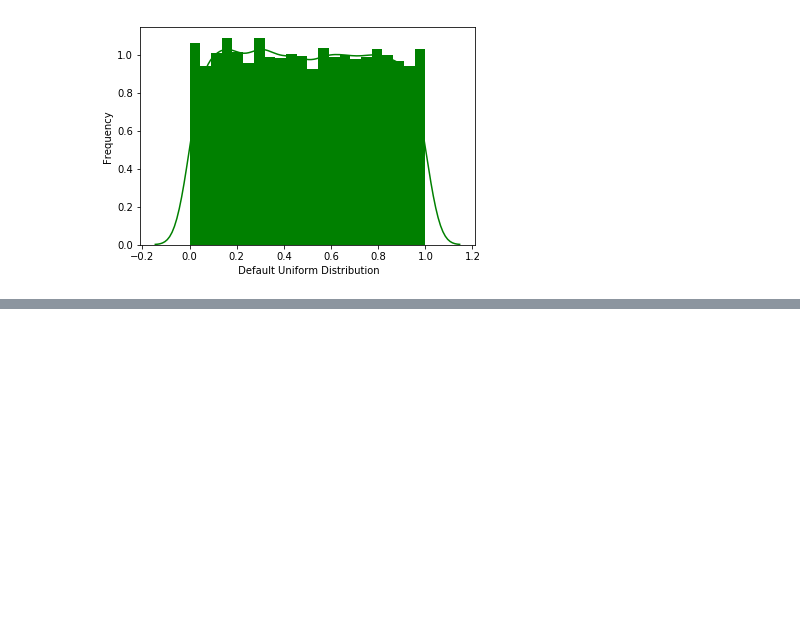
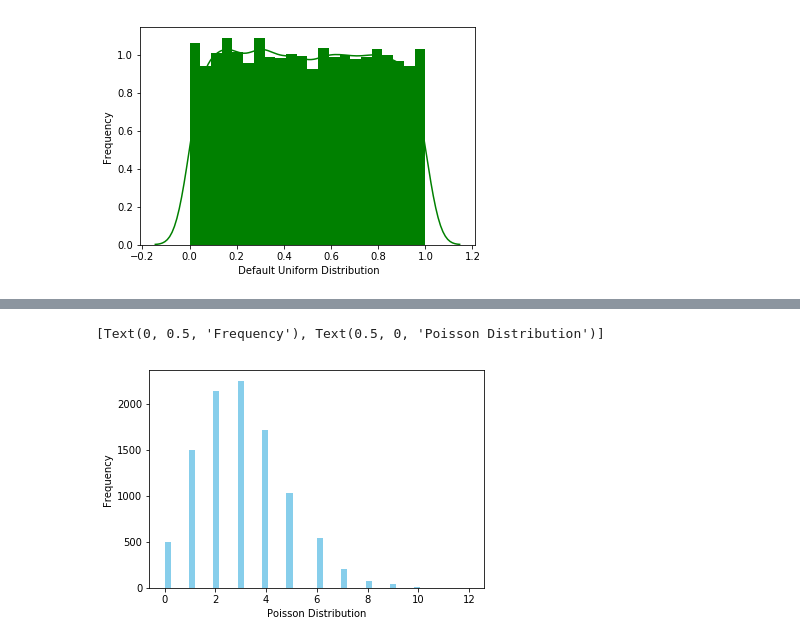
Before and after one commit to kevindooley/programming_DA_project_2019, a Jupyter notebook: numpy_tutorial.ipynb, the cells around one changed output, grey strips where cells are left out. Cells and saved outputs as stored; diff of their text form; code cells hidden in the pictures; blank space fills up the shorter version.

Commit message:
Added in section about poisson distribution

```diff
--- a/numpy_tutorial.ipynb
+++ b/numpy_tutorial.ipynb
@@ -332,0 +337,12 @@ plot.set(xlabel=" Default Uniform Distribution", ylabel="Frequency")
+# %%
+from scipy.stats import poisson
+#mu = mean
+poisson_plot = poisson.rvs(mu=3, size=10000)
+PP = sn.distplot(poisson_plot,
+                  kde=False,
+                  color='skyblue',
+                  hist_kws={"linewidth": 15,'alpha':1})
+PP.set(xlabel='Poisson Distribution', ylabel='Frequency')
+# %% [output]
+[Text(0, 0.5, 'Frequency'), Text(0.5, 0, 'Poisson Distribution')]
+[figure, added]
```
Also changed, not shown: parts of 2 cells of this notebook.
